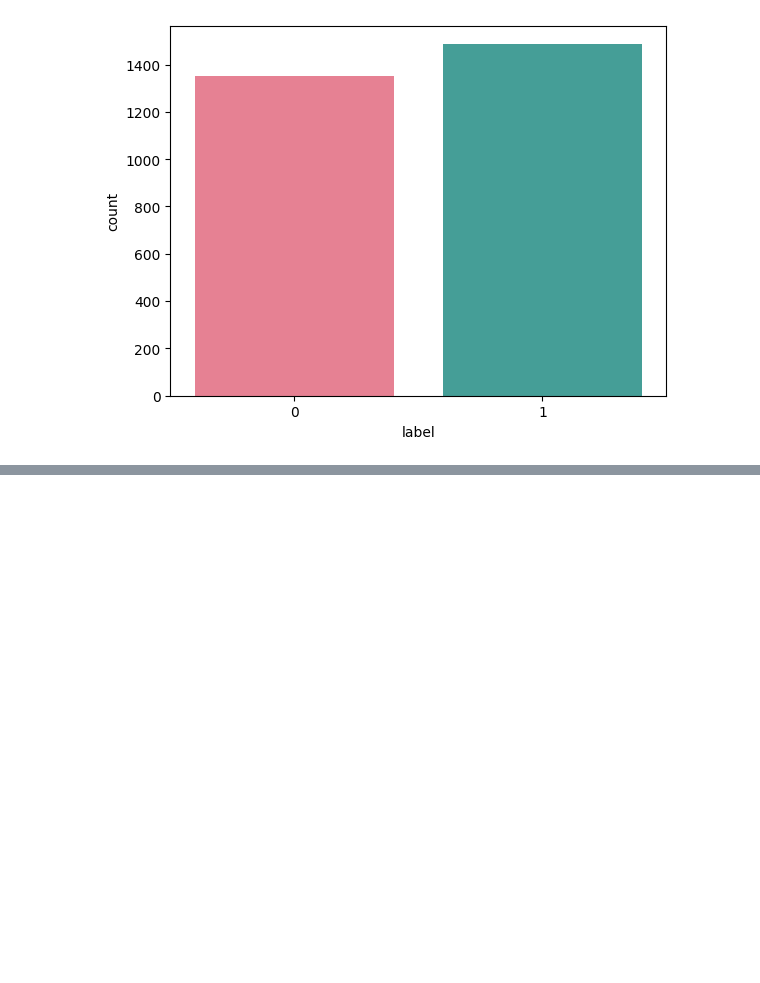
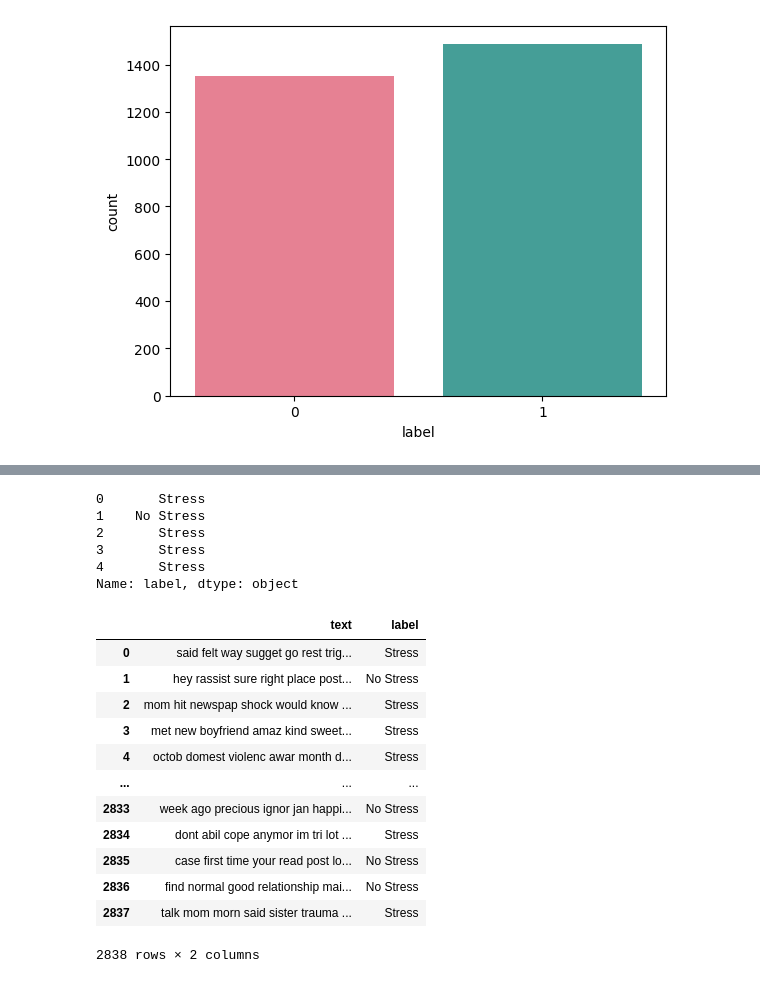
Before and after one commit to ankitpakhale/StressDetection, a Jupyter notebook: StressDetection.ipynb, the cells around one changed output, grey strips where cells are left out. Cells and saved outputs as stored; diff of their text form; code cells hidden in the pictures; blank space fills up the shorter version.

Commit message:
converted data['label'] into Stress and No Stress

```diff
--- a/StressDetection.ipynb
+++ b/StressDetection.ipynb
@@ -215,0 +217,36 @@ plt.show()
+# %%
+# data['label'] = data['label'].map({0: "No Stress", 1: "Stress"})
+
+# same code below for batter understanding
+
+for i in range(len(data['label'])):
+    if data['label'][i] == 0:
+        data['label'][i] = "No Stress"
+    elif data['label'][i] == 1:
+        data['label'][i] = "Stress"
+# %%
+data['label'].head()
+# %% [output]
+0       Stress
+1    No Stress
+2       Stress
+3       Stress
+4       Stress
+Name: label, dtype: object
+# %%
+data = data[['text', 'label']]
+data
+# %% [output]
+|  | text | label |
+| 0 | said felt way sugget go rest trig... | Stress |
+| 1 | hey rassist sure right place post... | No Stress |
+| 2 | mom hit newspap shock would know ... | Stress |
+| 3 | met new boyfriend amaz kind sweet... | Stress |
+| 4 | octob domest violenc awar month d... | Stress |
+| ... | ... | ... |
+| 2833 | week ago precious ignor jan happi... | No Stress |
+| 2834 | dont abil cope anymor im tri lot ... | Stress |
+| 2835 | case first time your read post lo... | No Stress |
+| 2836 | find normal good relationship mai... | No Stress |
+| 2837 | talk mom morn said sister trauma ... | Stress |
+2838 rows × 2 columns
```
Also changed, not shown: parts of 5 cells of this notebook.
